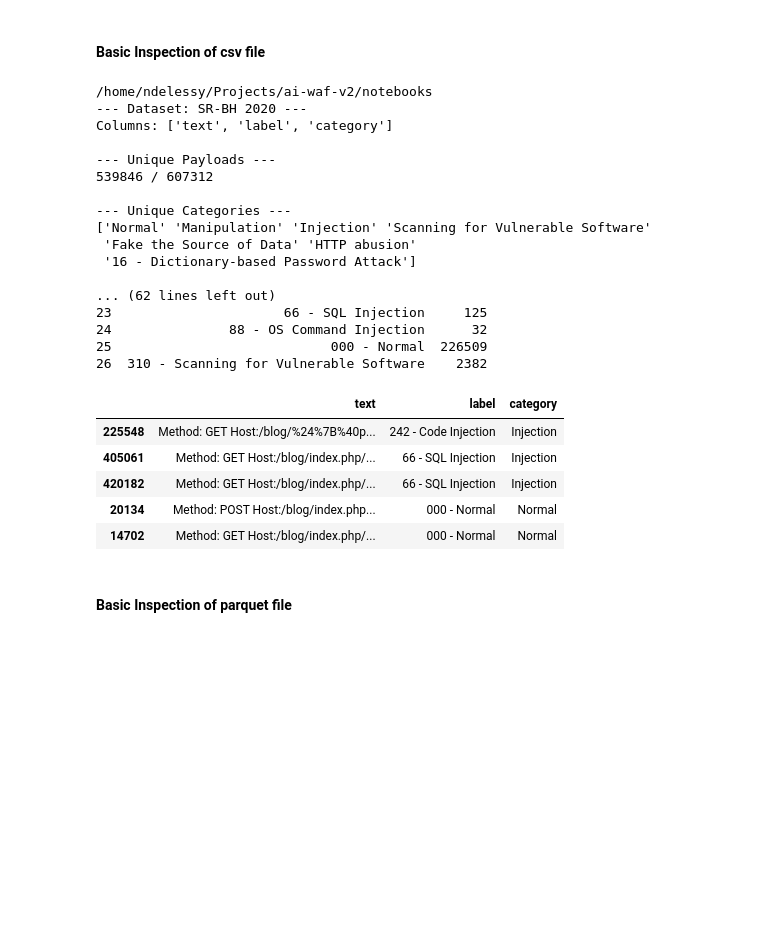
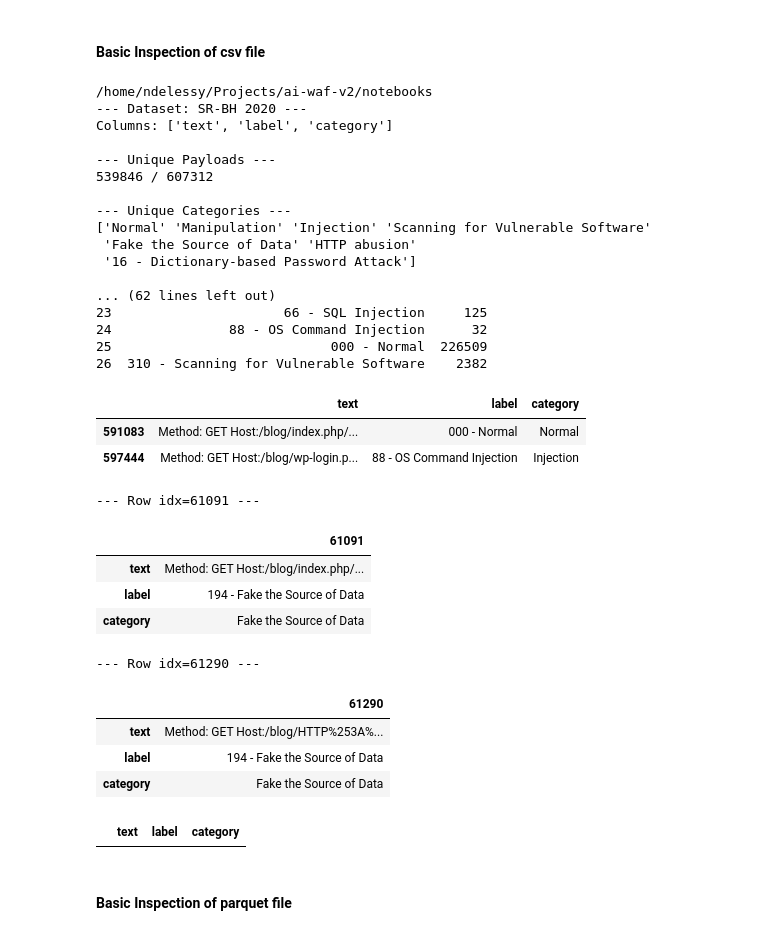
Before and after one commit to Jacaranda-Dev/ai-waf-v2, a Jupyter notebook: notebooks/01_eda.ipynb, the cells around one changed output. Drawn from its saved outputs; the diff is of its cells as text; code cells hidden in the pictures; blank space fills up the shorter version.

Commit message:
data_collect

```diff
--- a/notebooks/01_eda.ipynb
+++ b/notebooks/01_eda.ipynb
@@ -26,6 +26,11 @@ print(df['Unnamed: 0'].unique())
 
 print("\n--- Distribution (Counts) ---")
 print(df.groupby(['classification', 'Unnamed: 0']).size().reset_index(name='count'))
+
+with pd.option_context('display.max_colwidth', None):
+    # See 5 random rows to check different attack categories
+    result = df.sample(5)
+    display(result)
 # %% [output]
 --- Dataset: CS-IC-2010 ---
 Columns: ['Unnamed: 0', 'Method', 'User-Agent', 'Pragma', 'Cache-Control', 'Accept', 'Accept-encoding', 'Accept-charset', 'language', 'host', 'cookie', 'content-type', 'connection', 'lenght', 'content ...
@@ -107,39 +123,57 @@ print("\n--- Unique Categories ---")
 print(df['category'].unique())
 
 print("\n--- Unique Labels ---")
 print(df['label'].unique())
 
 print("\n--- Distribution (Counts) ---")
 print(df.groupby(['category', 'label']).size().reset_index(name='count'))
 
 with pd.option_context('display.max_colwidth', None):
     # See 5 random rows to check different attack categories
-    result = df.sample(5)
+    result = df.sample(2)
     display(result)
+
+print("\n--- Row idx=61091 ---")
+with pd.option_context('display.max_colwidth', None):
+    display(df.loc[[61091]].T)
+
+print("\n--- Row idx=61290 ---")
+with pd.option_context('display.max_colwidth', None):
+    display(df.loc[[61290]].T)
+
+df[df['text'] == '/blog/index.php/comments/feed/']
 # %% [output]
 /home/ndelessy/Projects/ai-waf-v2/notebooks
 --- Dataset: SR-BH 2020 ---
 Columns: ['text', 'label', 'category']
 
 --- Unique Payloads ---
 539846 / 607312
 
 --- Unique Categories ---
 ['Normal' 'Manipulation' 'Injection' 'Scanning for Vulnerable Software'
  'Fake the Source of Data' 'HTTP abusion'
  '16 - Dictionary-based Password Attack']
 
 ... (62 lines left out)
 23                      66 - SQL Injection     125
 24               88 - OS Command Injection      32
 25                            000 - Normal  226509
 26  310 - Scanning for Vulnerable Software    2382
 |  | text | label | category |
-| 225548 | Method: GET Host:/blog/%24%7B%40p... | 242 - Code Injection | Injection |
-| 405061 | Method: GET Host:/blog/index.php/... | 66 - SQL Injection | Injection |
-| 420182 | Method: GET Host:/blog/index.php/... | 66 - SQL Injection | Injection |
-| 20134 | Method: POST Host:/blog/index.php... | 000 - Normal | Normal |
-| 14702 | Method: GET Host:/blog/index.php/... | 000 - Normal | Normal |
+| 591083 | Method: GET Host:/blog/index.php/... | 000 - Normal | Normal |
+| 597444 | Method: GET Host:/blog/wp-login.p... | 88 - OS Command Injection | Injection |
+--- Row idx=61091 ---
+|  | 61091 |
+| text | Method: GET Host:/blog/index.php/... |
+| label | 194 - Fake the Source of Data |
+| category | Fake the Source of Data |
+--- Row idx=61290 ---
+|  | 61290 |
+| text | Method: GET Host:/blog/HTTP%253A%... |
+| label | 194 - Fake the Source of Data |
+| category | Fake the Source of Data |
+|  | text | label | category |
 # %% [markdown]
 #### Basic Inspection of parquet file
 # %%
```
Also changed, not shown: parts of 4 cells of this notebook, 18 other files.
